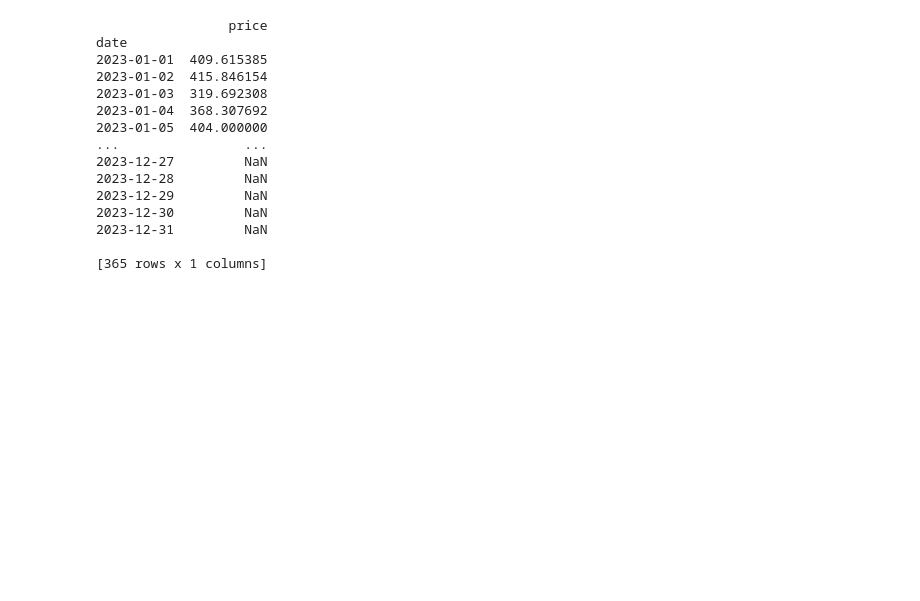
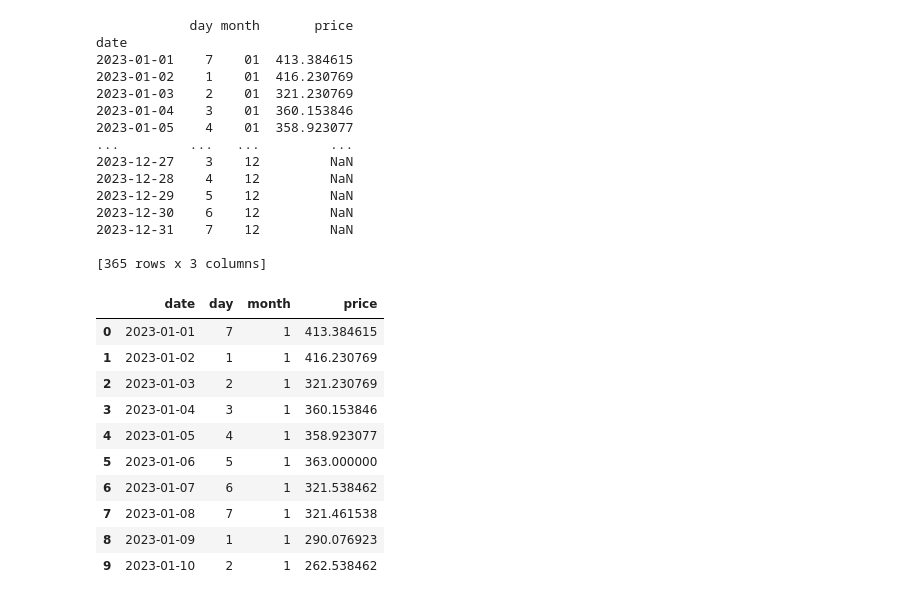
Before and after one commit to billyhawkes/flight-price-research, a Jupyter notebook: report.ipynb, the cells around one changed output. Saved outputs shown, nothing was run; the diff lists cells and outputs as text; code cells hidden in the pictures; blank space fills up the shorter version.

```diff
--- a/report.ipynb
+++ b/report.ipynb
@@ -10,53 +37,74 @@ import numpy as np
 driver = webdriver.Chrome()
 
 
-def get_avg_price_by_date(date):
+def get_avg_price_by_date(start_place, end_place, date):
     # create url from search parameters
-    url = "https://skiplagged.com/flights/YTO/LON/" + date
+    url = "https://skiplagged.com/flights/" + start_place + "/" + end_place + "/" + date
     # initialize browser with url
     driver.get(url)
     # sleep to load dynamic content
     time.sleep(8)
     # create soup
     soup = BeautifulSoup(driver.page_source, 'html.parser')
-    # select prices and clean text to float data list
+    # select prices and clean text to float number list
     prices = soup.select("[data-orig-price]")
     prices = [float(price.get_text()[1:]) for price in prices]
     return np.mean(prices)
 
 data = {
 	"date": [],
-	"price": []
+	"day": [],
+	"week": [],
+	"month": [],
+	"price": [],
 }
 
-date_range = pd.date_range(start='2023-01-01', end='2023-12-31')
+date_range = pd.date_range(start='2023-01-01', end='2023-06-30')
 for date in date_range:
-	date = date.strftime("%Y-%m-%d")
-	avg_price = get_avg_price_by_date(date)
-	data["date"].append(date)
+	format_date = date.strftime("%Y-%m-%d")
+	avg_price = get_avg_price_by_date("YTO", "LON", format_date)
+	data["date"].append(format_date)
 	data["price"].append(avg_price)
+	data["day"].append(date.isoweekday())
+	data["month"].append(date.strftime("%m"))
+	data["month"].append(date.isocalendar()[1])
 
 price_by_date = pd.DataFrame(data)
 price_by_date.set_index("date", inplace=True)
 
 price_by_date.to_csv("./data/" + datetime.now().strftime("%m-%d-%Y_%H:%M:%S") + '.csv')
-print(price_by_date)
 
 # close driver
 driver.quit()
 # %% [output]
-                 price
+            day month       price
 date
-2023-01-01  409.615385
-2023-01-02  415.846154
-2023-01-03  319.692308
-2023-01-04  368.307692
-2023-01-05  404.000000
-...                ...
-2023-12-27         NaN
-2023-12-28         NaN
-2023-12-29         NaN
-2023-12-30         NaN
-2023-12-31         NaN
+2023-01-01    7    01  413.384615
+2023-01-02    1    01  416.230769
+2023-01-03    2    01  321.230769
+2023-01-04    3    01  360.153846
+2023-01-05    4    01  358.923077
+...         ...   ...         ...
+2023-12-27    3    12         NaN
+2023-12-28    4    12         NaN
+2023-12-29    5    12         NaN
+2023-12-30    6    12         NaN
+2023-12-31    7    12         NaN
 
-[365 rows x 1 columns]
+[365 rows x 3 columns]
+# %%
+price_by_date = pd.read_csv("./data/prices.csv")
+# First ten rows of data
+price_by_date.head(10)
+# %% [output]
+|  | date | day | month | price |
+| 0 | 2023-01-01 | 7 | 1 | 413.384615 |
+| 1 | 2023-01-02 | 1 | 1 | 416.230769 |
+| 2 | 2023-01-03 | 2 | 1 | 321.230769 |
+| 3 | 2023-01-04 | 3 | 1 | 360.153846 |
+| 4 | 2023-01-05 | 4 | 1 | 358.923077 |
+| 5 | 2023-01-06 | 5 | 1 | 363.000000 |
+| 6 | 2023-01-07 | 6 | 1 | 321.538462 |
+| 7 | 2023-01-08 | 7 | 1 | 321.461538 |
+| 8 | 2023-01-09 | 1 | 1 | 290.076923 |
+| 9 | 2023-01-10 | 2 | 1 | 262.538462 |
```
Also changed, not shown: parts of 5 cells of this notebook, 2 other files.
